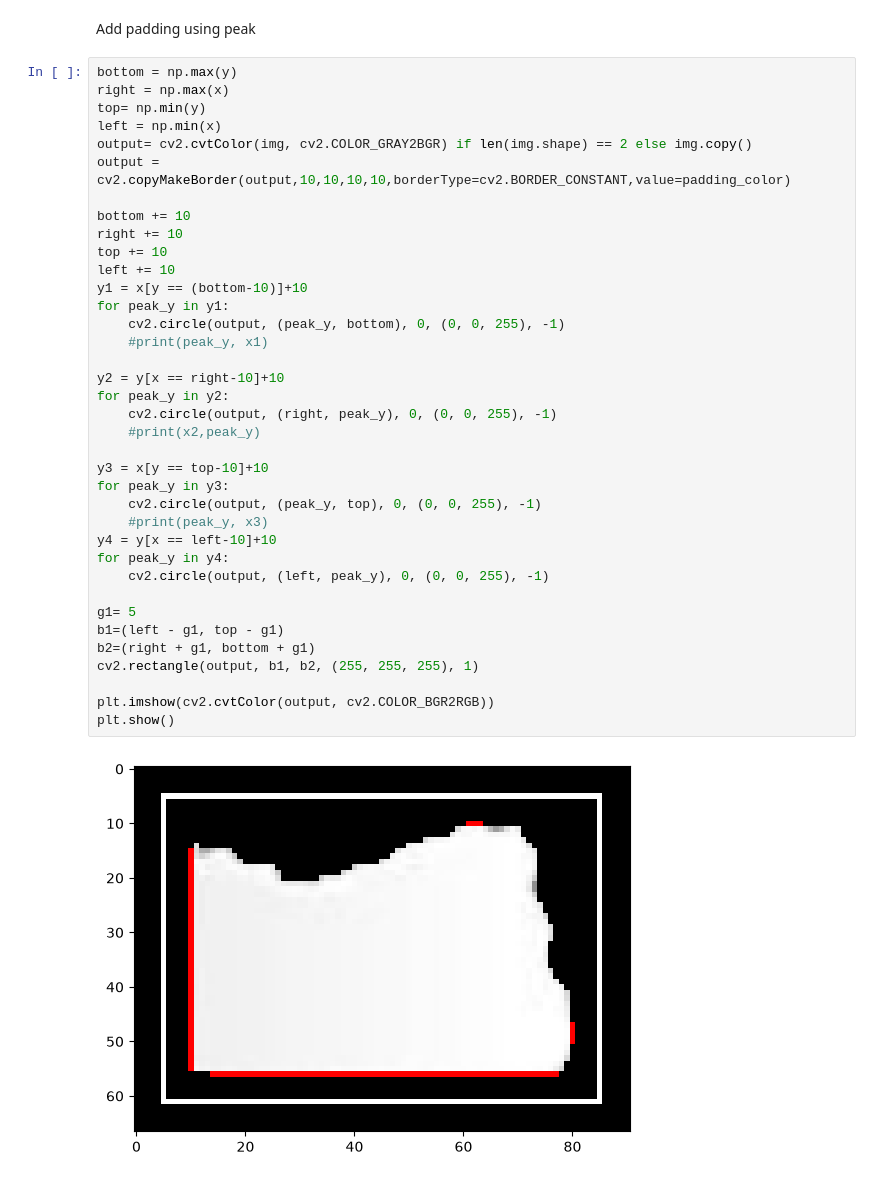
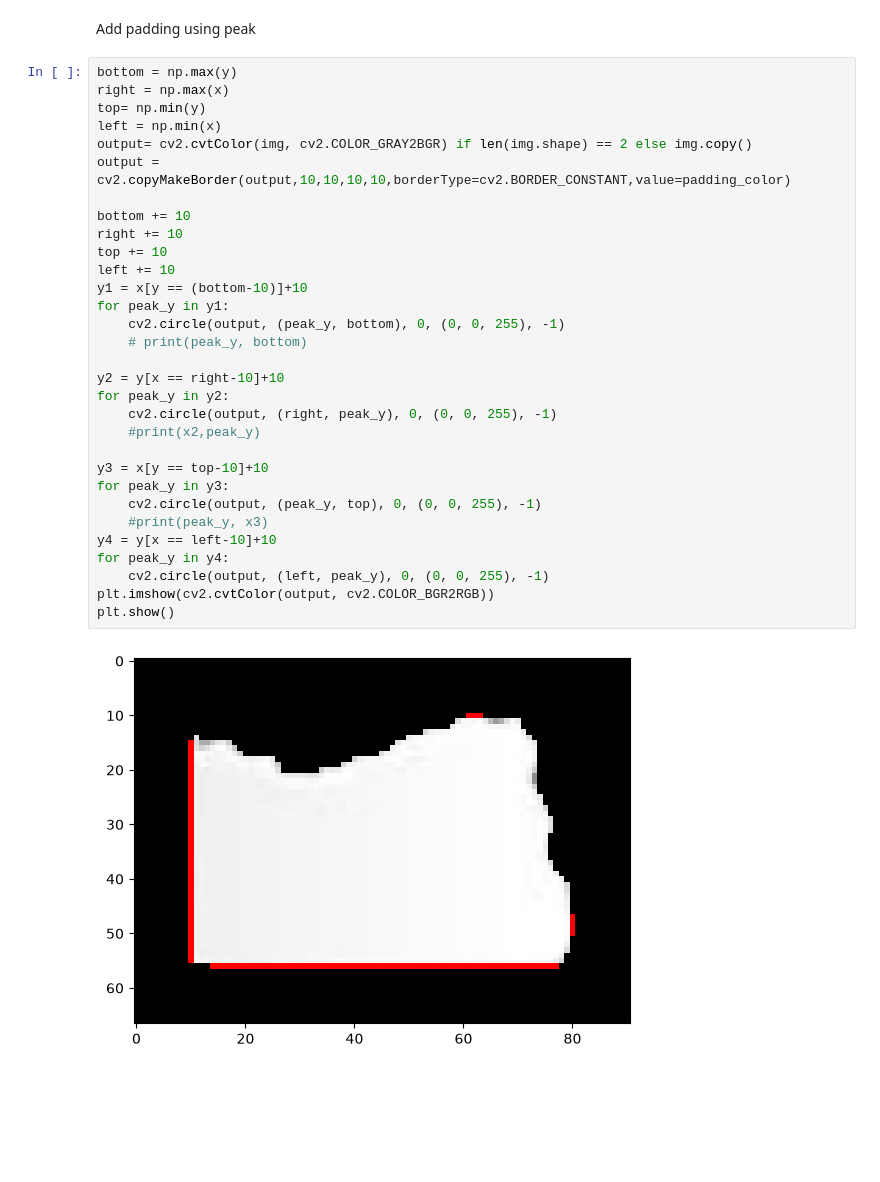
Before and after one commit to mohsinsaeed06/Project-Torn-Paper-, a Jupyter notebook: Edge Detection.ipynb, the cells around one changed output. Drawn from its saved outputs; the diff is of its cells as text; blank space fills up the shorter version.

```diff
--- a/Edge Detection.ipynb
+++ b/Edge Detection.ipynb
@@ -176,38 +189,32 @@ Add padding using peak
 bottom = np.max(y)
 right = np.max(x)
 top= np.min(y)
 left = np.min(x)
 output= cv2.cvtColor(img, cv2.COLOR_GRAY2BGR) if len(img.shape) == 2 else img.copy()
 output = cv2.copyMakeBorder(output,10,10,10,10,borderType=cv2.BORDER_CONSTANT,value=padding_color)
 
 bottom += 10
 right += 10
 top += 10
 left += 10
 y1 = x[y == (bottom-10)]+10
 for peak_y in y1:
     cv2.circle(output, (peak_y, bottom), 0, (0, 0, 255), -1)
-    #print(peak_y, x1)
+    # print(peak_y, bottom)
 
 y2 = y[x == right-10]+10
 for peak_y in y2:
     cv2.circle(output, (right, peak_y), 0, (0, 0, 255), -1)
     #print(x2,peak_y)
 
 y3 = x[y == top-10]+10
 for peak_y in y3:
     cv2.circle(output, (peak_y, top), 0, (0, 0, 255), -1)
     #print(peak_y, x3)
 y4 = y[x == left-10]+10
 for peak_y in y4:
     cv2.circle(output, (left, peak_y), 0, (0, 0, 255), -1)
-
-g1= 5
-b1=(left - g1, top - g1)
-b2=(right + g1, bottom + g1)
-cv2.rectangle(output, b1, b2, (255, 255, 255), 1)
-
 plt.imshow(cv2.cvtColor(output, cv2.COLOR_BGR2RGB))
 plt.show()
 # %% [output]
-[figure, old version]
+[figure, new version]
```
Also changed, not shown: parts of 9 cells of this notebook, 3 other files.
